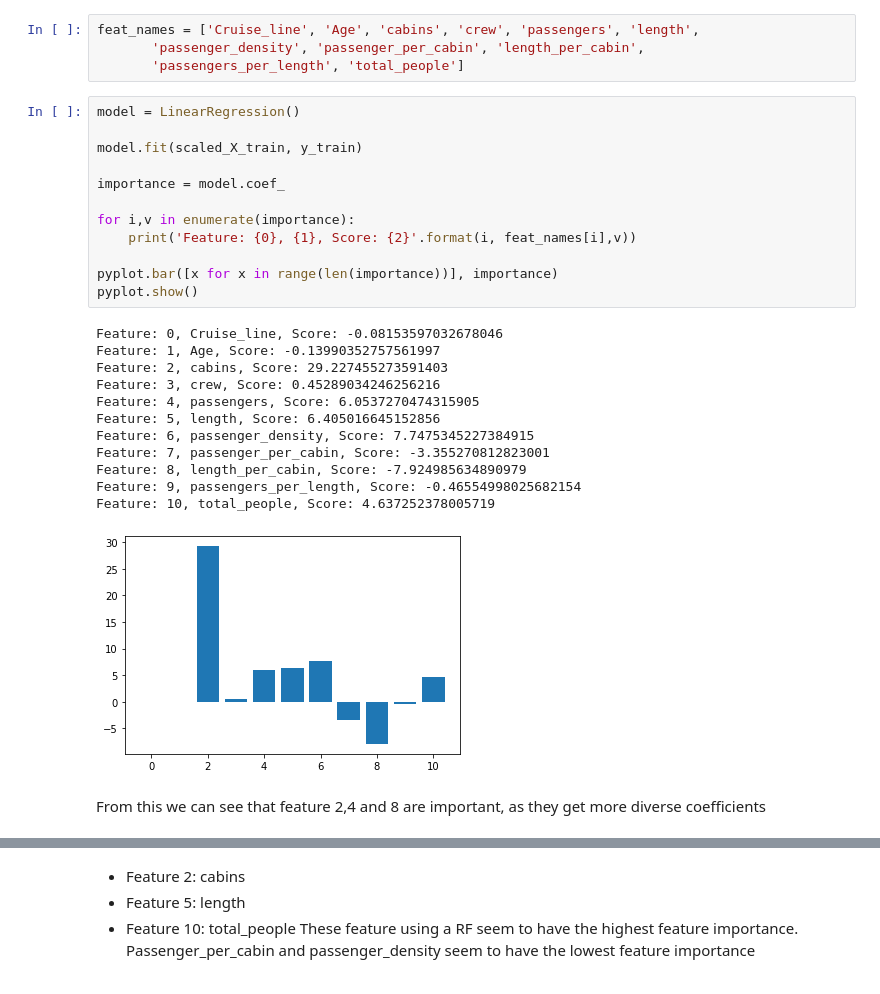
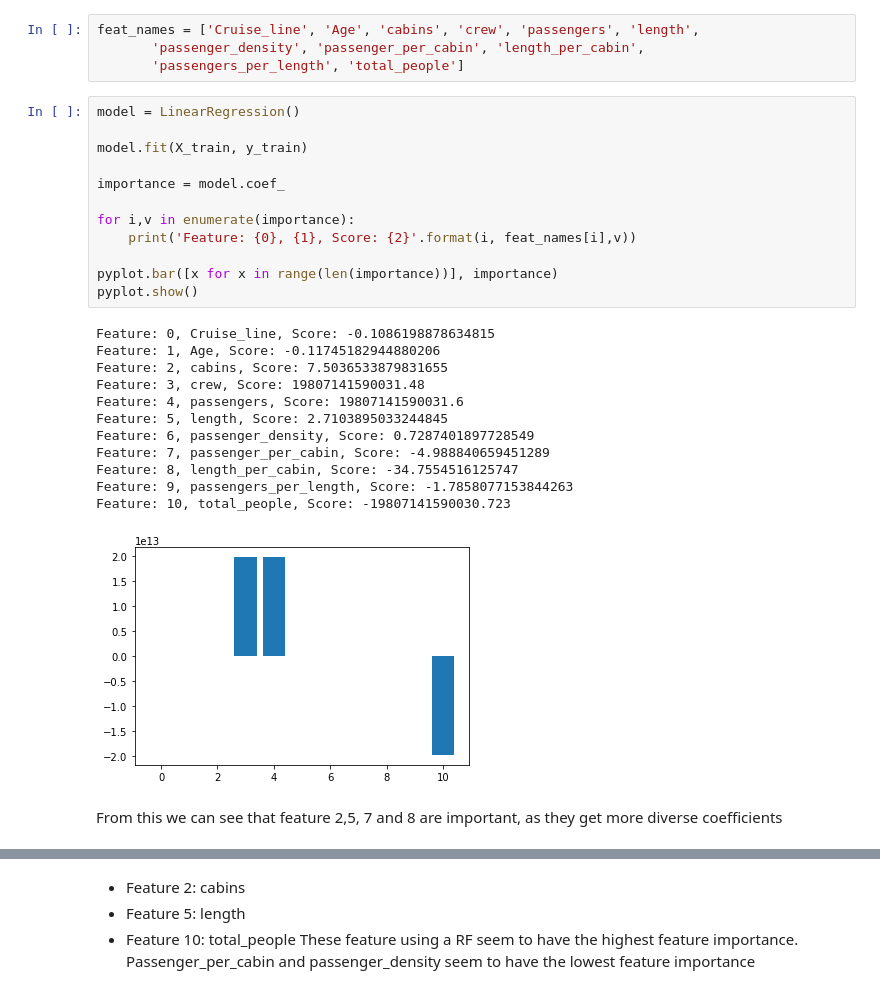
Before and after one commit to sinievanderben/DDG, a Jupyter notebook: ship.ipynb, the cells around one changed output, grey strips where cells are left out. Drawn from its saved outputs; the diff is of its cells as text.

```diff
--- a/ship.ipynb
+++ b/ship.ipynb
@@ -188,30 +188,30 @@ feat_names = ['Cruise_line', 'Age', 'cabins', 'crew', 'passengers', 'length',
 # %%
 model = LinearRegression()
 
-model.fit(scaled_X_train, y_train)
+model.fit(X_train, y_train)
 
 importance = model.coef_
 
 for i,v in enumerate(importance):
 	print('Feature: {0}, {1}, Score: {2}'.format(i, feat_names[i],v))
 
 pyplot.bar([x for x in range(len(importance))], importance)
 pyplot.show()
 # %% [output]
-Feature: 0, Cruise_line, Score: -0.08153597032678046
-Feature: 1, Age, Score: -0.13990352757561997
-Feature: 2, cabins, Score: 29.227455273591403
-Feature: 3, crew, Score: 0.45289034246256216
-Feature: 4, passengers, Score: 6.0537270474315905
-Feature: 5, length, Score: 6.405016645152856
-Feature: 6, passenger_density, Score: 7.7475345227384915
-Feature: 7, passenger_per_cabin, Score: -3.355270812823001
-Feature: 8, length_per_cabin, Score: -7.924985634890979
-Feature: 9, passengers_per_length, Score: -0.46554998025682154
-Feature: 10, total_people, Score: 4.637252378005719
+Feature: 0, Cruise_line, Score: -0.1086198878634815
+Feature: 1, Age, Score: -0.11745182944880206
+Feature: 2, cabins, Score: 7.5036533879831655
+Feature: 3, crew, Score: 19807141590031.48
+Feature: 4, passengers, Score: 19807141590031.6
+Feature: 5, length, Score: 2.7103895033244845
+Feature: 6, passenger_density, Score: 0.7287401897728549
+Feature: 7, passenger_per_cabin, Score: -4.988840659451289
+Feature: 8, length_per_cabin, Score: -34.7554516125747
+Feature: 9, passengers_per_length, Score: -1.7858077153844263
+Feature: 10, total_people, Score: -19807141590030.723
-[figure, old version]
+[figure, new version]
 # %% [markdown]
-From this we can see that feature 2,4 and 8 are important, as they get more diverse coefficients
+From this we can see that feature 2,5, 7 and 8 are important, as they get more diverse coefficients
 # %%
 model = RandomForestRegressor()
 
```
Also changed, not shown: parts of 25 cells of this notebook.
